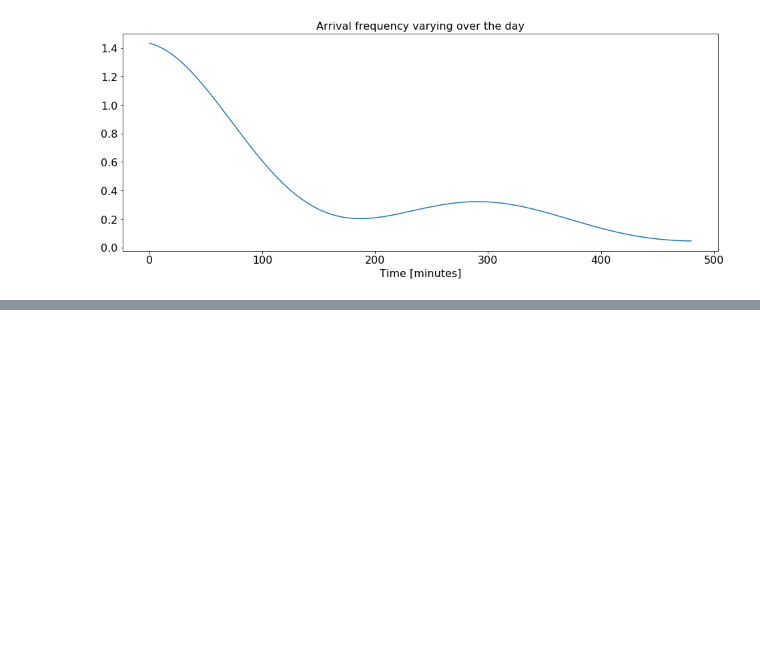
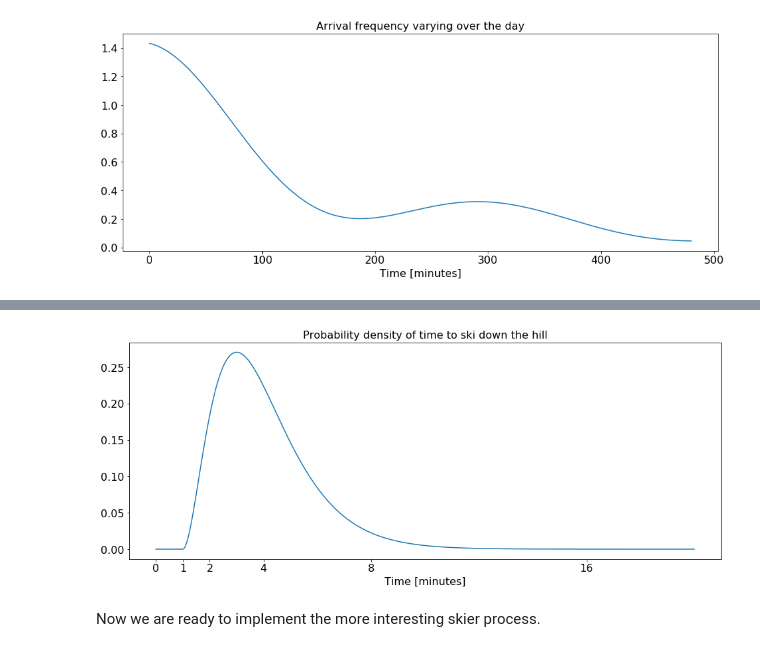
Before and after one commit to alfkjartan/systemanalys, a Jupyter notebook: notebooks/Getting started with SimPy.ipynb, the cells around one changed output, grey strips where cells are left out. Saved outputs shown, nothing was run; the diff lists cells and outputs as text; code cells hidden in the pictures; blank space fills up the shorter version.

```diff
--- a/notebooks/Getting started with SimPy.ipynb
+++ b/notebooks/Getting started with SimPy.ipynb
@@ -302,0 +310,12 @@ In the previous simulation model, the car arrived at the start of the simulation
+# %%
+from scipy.stats import erlang
+t = np.linspace(0, 20, 400)
+plt.figure(figsize=(16,6))
+plt.plot(t, erlang.pdf(t, 3, 1) )
+plt.title('Probability density of time to ski down the hill')
+plt.xlabel('Time [minutes]')
+xt=plt.xticks([0, 1, 2, 4, 8, 16])
+# %% [output]
+[figure, added]
+# %% [markdown]
+Now we are ready to implement the more interesting skier process.
```
Also changed, not shown: parts of 32 cells of this notebook, 1 other file.
